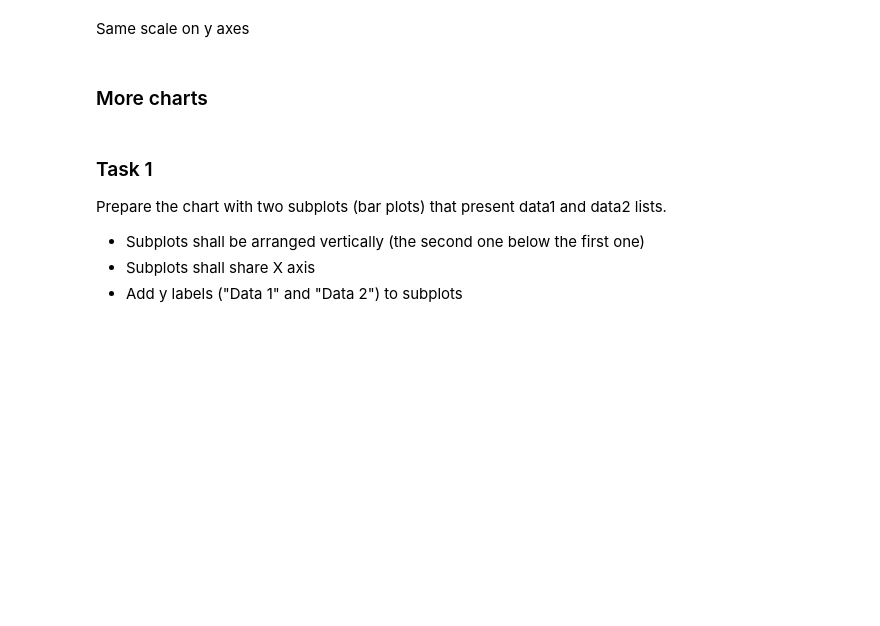
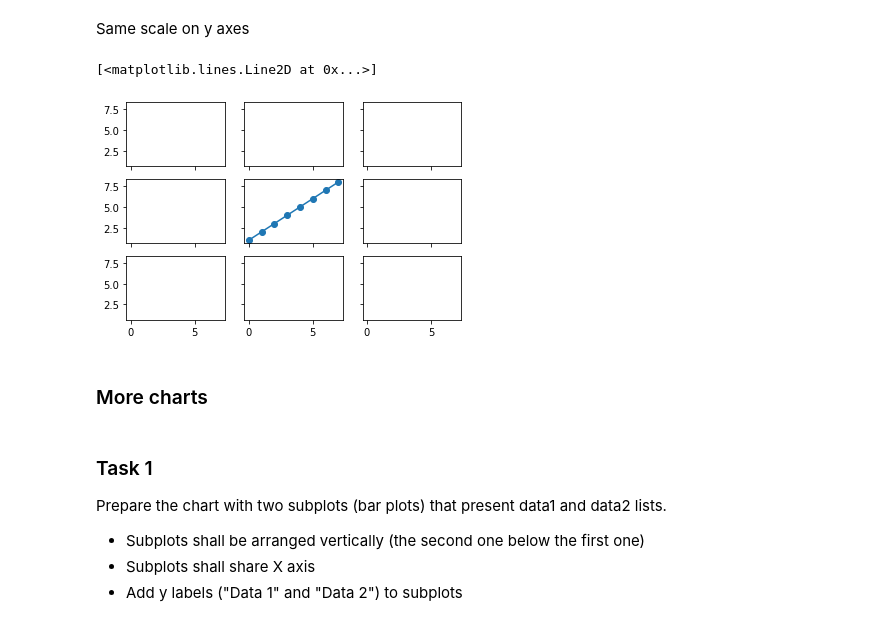
Before and after one commit to For-Chance/CourseOfConstructionInformation, a Jupyter notebook: Class/Class_06/05_Charts_2/05 - Charts 2 - Empty.ipynb, the cells around one changed output. Saved outputs shown, nothing was run; the diff lists cells and outputs as text; code cells hidden in the pictures; blank space fills up the shorter version.

```diff
--- a/Class/Class_06/05_Charts_2/05 - Charts 2 - Empty.ipynb
+++ b/Class/Class_06/05_Charts_2/05 - Charts 2 - Empty.ipynb
@@ -11,5 +38,16 @@ Based on "Applied Plotting, Charting & Data Representation in Python" (Coursera)
 # %% [markdown]
 Same scale on y axes
+# %%
+fig, (
+    (ax1, ax2, ax3),
+    (ax4, ax5, ax6),
+    (ax7, ax8, ax9)
+) = plt.subplots(3, 3, sharex = True, sharey=True)
+
+ax5.plot(linear_data, '-o')
+# %% [output]
+[<matplotlib.lines.Line2D at 0x...>]
+[figure, added]
 # %% [markdown]
 ### More charts
 # %% [markdown]
```
Also changed, not shown: parts of 29 cells of this notebook, 17 other files.
